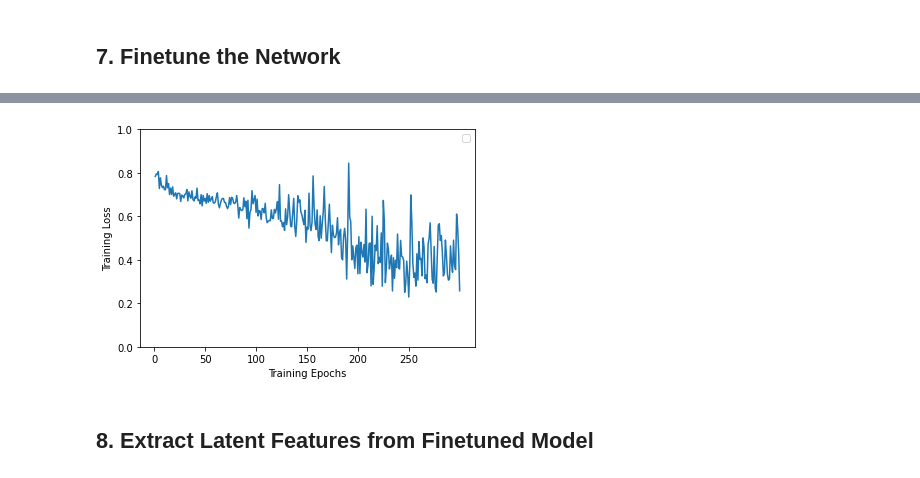
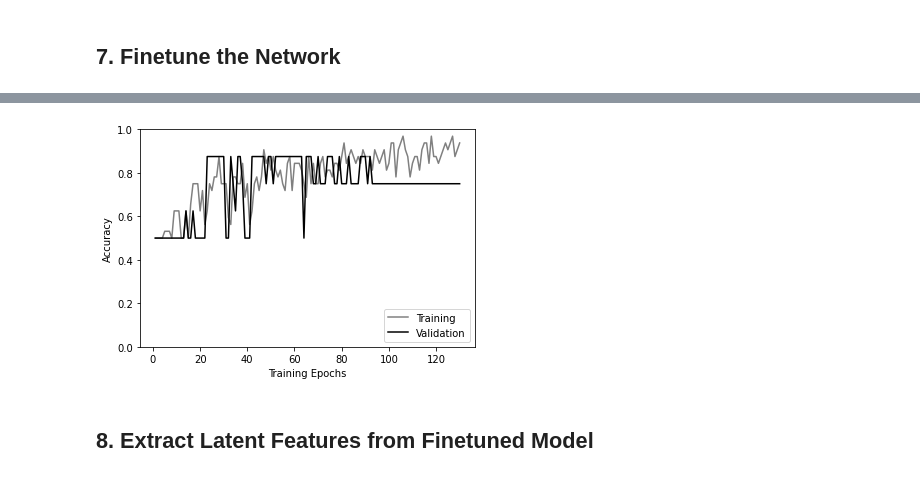
Before and after one commit to jmnolte/HCCNet, a Jupyter notebook: test_scripts/feature_extraction/deep_features/deep_feature_extraction.ipynb, the cells around one changed output, grey strips where cells are left out. Saved outputs shown, nothing was run; the diff lists cells and outputs as text; code cells hidden in the pictures.

Commit message:
Finalize model building

```diff
--- a/test_scripts/feature_extraction/deep_features/deep_feature_extraction.ipynb
+++ b/test_scripts/feature_extraction/deep_features/deep_feature_extraction.ipynb
@@ -146,13 +132,13 @@ class ResNet50(torch.nn.Module):
             if conv_block < 8:
               for param in child.parameters():
                 param.requires_grad = False
-            elif conv_block == 8:
-              layer = 0
-              for children_of_child in child.children():
-                layer += 1
-                if layer < 3:
-                  for param in children_of_child.parameters():
-                    param.requires_grad = False
+            #elif conv_block == 8:
+             # layer = 0
+              #for children_of_child in child.children():
+               # layer += 1
+                #if layer < 3:
+                 # for param in children_of_child.parameters():
+                  #  param.requires_grad = False
 
         # create custom fc layers
         num_ftrs = self.model.fc.in_features
@@ -162,6 +148,8 @@ class ResNet50(torch.nn.Module):
         self.classifier = torch.nn.Linear(128, num_classes)
 
     def forward(self, image):
+
+        # define forward pass
         x = self.model(image)
         x = self.features(x)
         x = self.classifier(x)
@@ -229,5 +214,5 @@ Params to learn:
 criterion = torch.nn.CrossEntropyLoss()
 
 # Specify the learning rate
-optimizer_ft = torch.optim.SGD(params_to_update, lr=0.01)
+optimizer_ft = torch.optim.SGD(params_to_update, lr=0.001, momentum=0.9)
 # %%
@@ -308,4 +309,10 @@ def train_model(model, dataloaders, criterion, optimizer, num_epochs=25, is_ince
+# %%
+# Minimum number of epochs to train for
+min_epochs = 50
+
+# Flag to indicate whether early stopping should be used
+early_stop = True
 # %%
 # Train and evaluate
-model_ft, acc_hist, loss_hist = train_model(model_ft, dataloaders_dict, criterion, optimizer_ft, num_epochs=num_epochs)
+model_ft, val_loss_hist, val_acc_hist, train_loss_hist, train_acc_hist = train_model(model_ft, dataloaders_dict, criterion, optimizer_ft, min_epochs=min_epochs, early_stop=early_stop)
 # %% [output]
@@ -348,15 +356,19 @@ WARNING:matplotlib.legend:No handles with labels found to put in legend.
 # %%
 # Plot the training curves of validation accuracy vs. number of training epochs
-model_loss_hist = []
-model_loss_hist = [epoch for epoch in loss_hist]
+train_acc = []
+train_acc = [epoch.cpu().numpy() for epoch in train_acc_hist]
+
+val_acc = []
+val_acc = [epoch.cpu().numpy() for epoch in val_acc_hist]
 
 #plt.title("Training Loss vs. Number of Training Epochs")
 plt.xlabel("Training Epochs")
-plt.ylabel("Training Loss")
-plt.plot(range(1, num_epochs+1), model_loss_hist)
+plt.ylabel("Accuracy")
+plt.plot(range(1, 131), train_acc, color="grey", label="Training")
+plt.plot(range(1, 131), val_acc, color="black", label="Validation")
 plt.ylim((0,1.))
-plt.xticks(np.arange(0, num_epochs, 50))
-plt.legend()
+plt.xticks(np.arange(0, 131, 20))
+plt.legend(loc="lower right")
 
-plt.savefig(os.path.join(results_dir, 'train_loss_hist.png'), dpi=300)
+plt.savefig(os.path.join(results_dir, 'acc_hist.png'), dpi=300)
 # %% [output]
@@ -364,4 +375,4 @@ WARNING:matplotlib.legend:No handles with labels found to put in legend.
-[figure, old version]
+[figure, new version]
 # %% [markdown]
 ## 8. Extract Latent Features from Finetuned Model
 # %%
```
Also changed, not shown: parts of 16 cells of this notebook, 9 other files.
